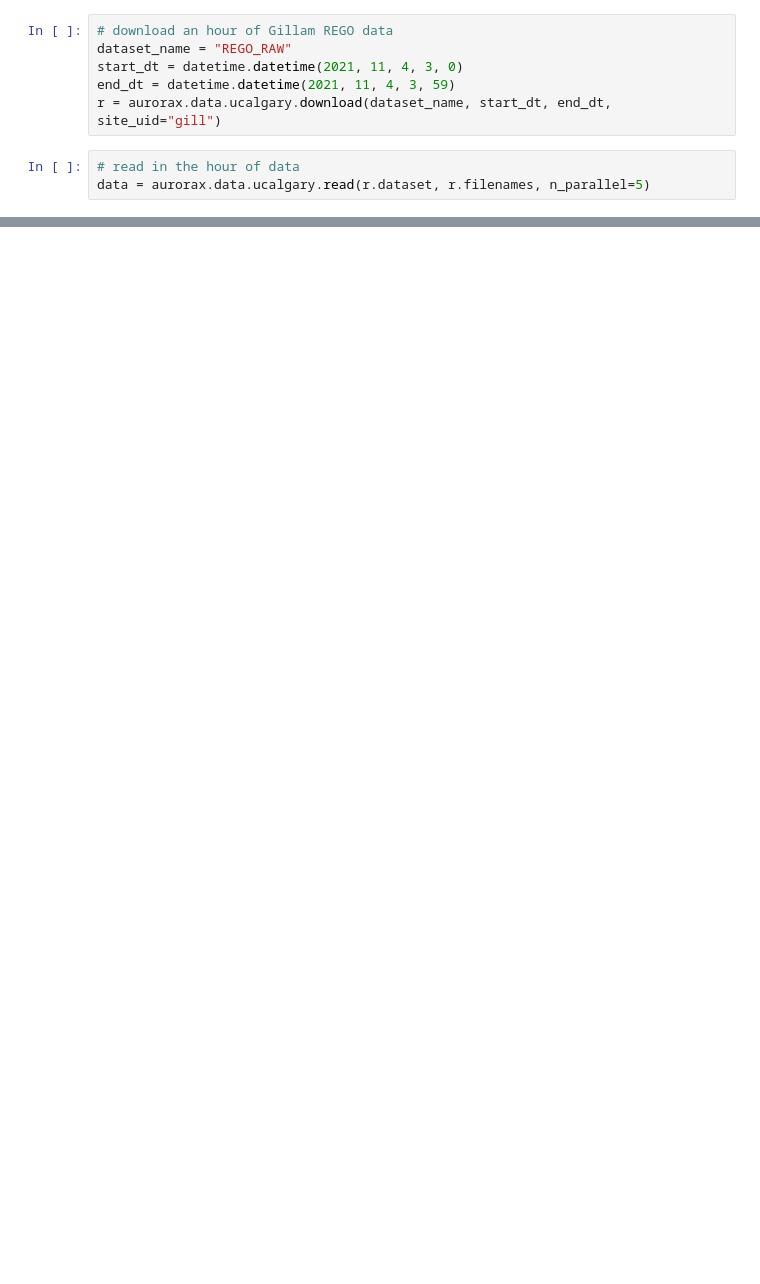
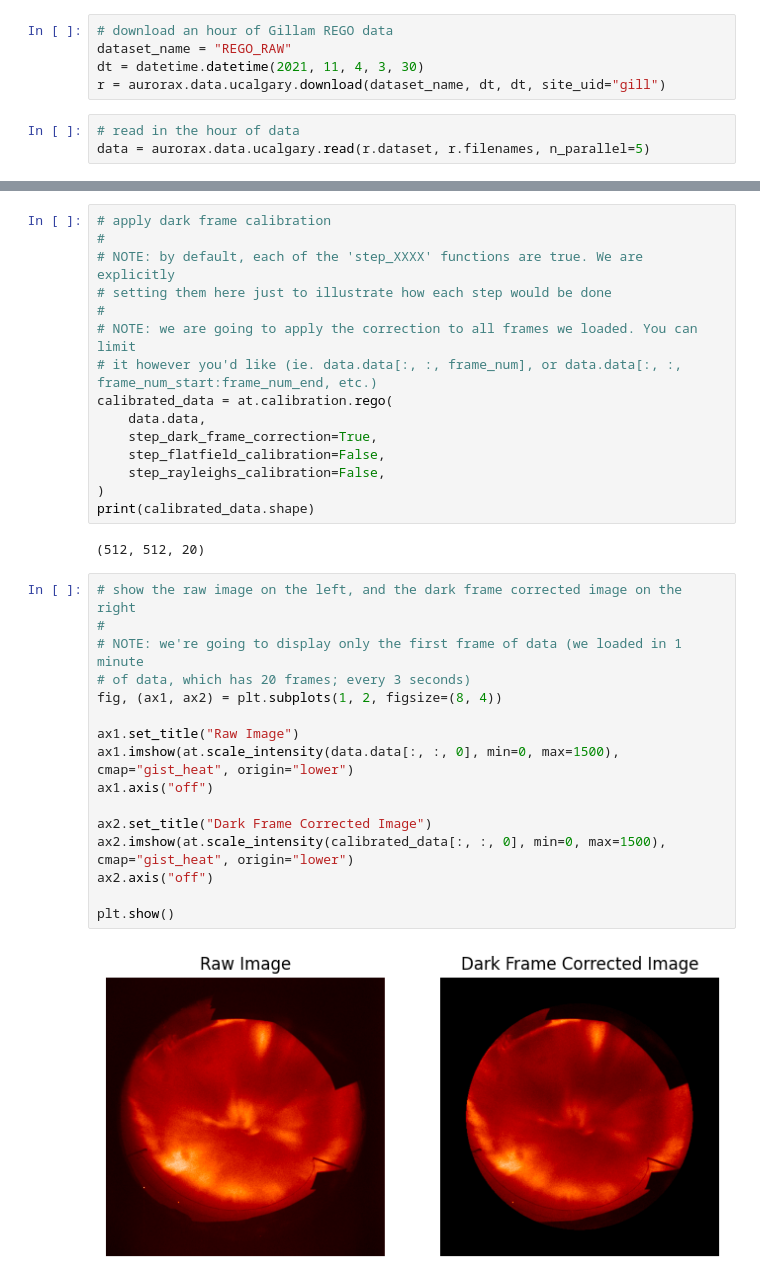
Before and after one commit to aurorax-space/pyaurorax, a Jupyter notebook: examples/notebooks/tools/apply_calibration_rego.ipynb, the cells around one changed output, grey strips where cells are left out. Drawn from its saved outputs; the diff is of its cells as text; blank space fills up the shorter version.

```diff
--- a/examples/notebooks/tools/apply_calibration_rego.ipynb
+++ b/examples/notebooks/tools/apply_calibration_rego.ipynb
@@ -6,9 +20,8 @@ aurorax = pyaurorax.PyAuroraX()
 # %%
 # download an hour of Gillam REGO data
 dataset_name = "REGO_RAW"
-start_dt = datetime.datetime(2021, 11, 4, 3, 0)
-end_dt = datetime.datetime(2021, 11, 4, 3, 59)
-r = aurorax.data.ucalgary.download(dataset_name, start_dt, end_dt, site_uid="gill")
+dt = datetime.datetime(2021, 11, 4, 3, 30)
+r = aurorax.data.ucalgary.download(dataset_name, dt, dt, site_uid="gill")
 # %%
 # read in the hour of data
 data = aurorax.data.ucalgary.read(r.dataset, r.filenames, n_parallel=5)
@@ -140,0 +87,35 @@ plt.show()
+# %%
+# apply dark frame calibration
+#
+# NOTE: by default, each of the 'step_XXXX' functions are true. We are explicitly
+# setting them here just to illustrate how each step would be done
+#
+# NOTE: we are going to apply the correction to all frames we loaded. You can limit
+# it however you'd like (ie. data.data[:, :, frame_num], or data.data[:, :, frame_num_start:frame_num_end, etc.)
+calibrated_data = at.calibration.rego(
+    data.data,
+    step_dark_frame_correction=True,
+    step_flatfield_calibration=False,
+    step_rayleighs_calibration=False,
+)
+print(calibrated_data.shape)
+# %% [output]
+(512, 512, 20)
+# %%
+# show the raw image on the left, and the dark frame corrected image on the right
+#
+# NOTE: we're going to display only the first frame of data (we loaded in 1 minute
+# of data, which has 20 frames; every 3 seconds)
+fig, (ax1, ax2) = plt.subplots(1, 2, figsize=(8, 4))
+
+ax1.set_title("Raw Image")
+ax1.imshow(at.scale_intensity(data.data[:, :, 0], min=0, max=1500), cmap="gist_heat", origin="lower")
+ax1.axis("off")
+
+ax2.set_title("Dark Frame Corrected Image")
+ax2.imshow(at.scale_intensity(calibrated_data[:, :, 0], min=0, max=1500), cmap="gist_heat", origin="lower")
+ax2.axis("off")
+
+plt.show()
+# %% [output]
+[figure, added]
```
Also changed, not shown: parts of 36 cells of this notebook, 1 other file.
